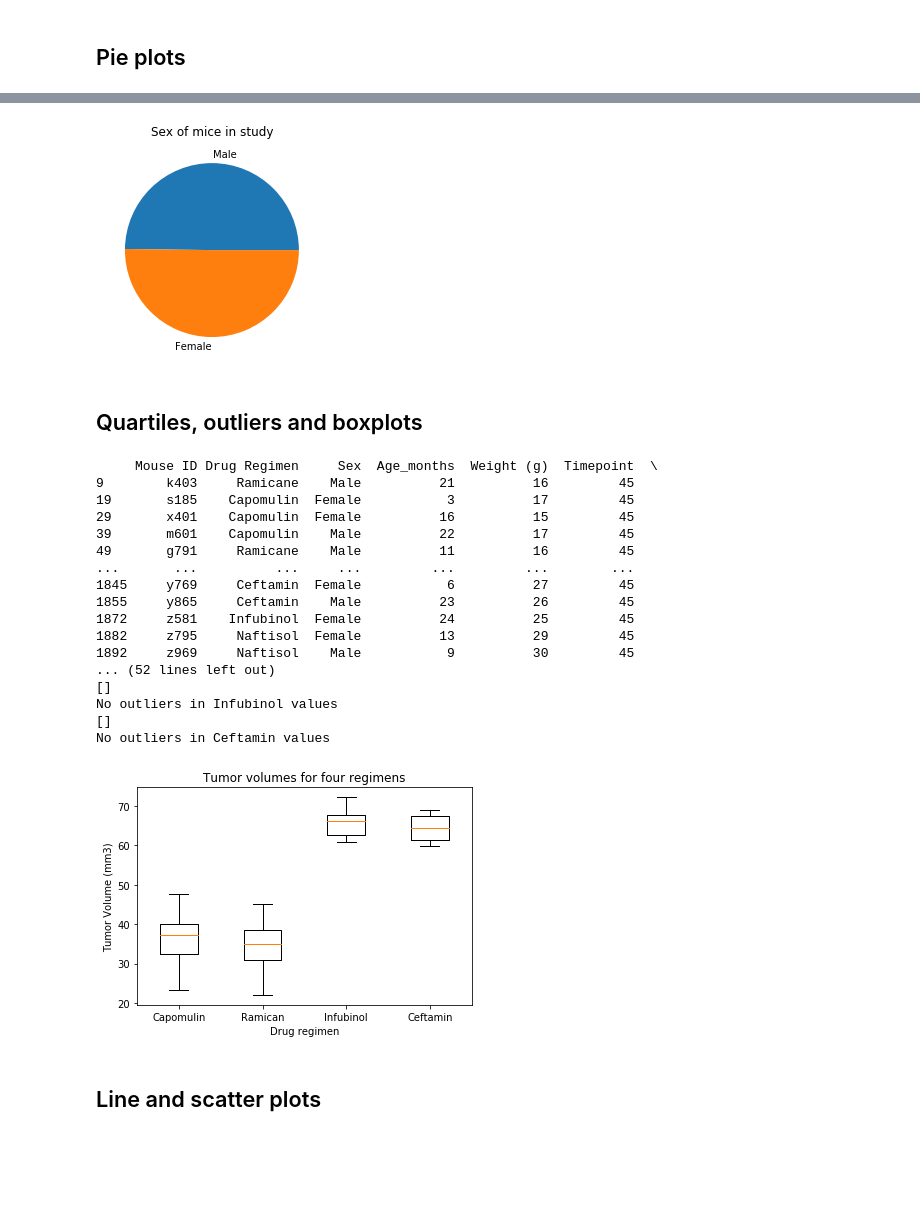
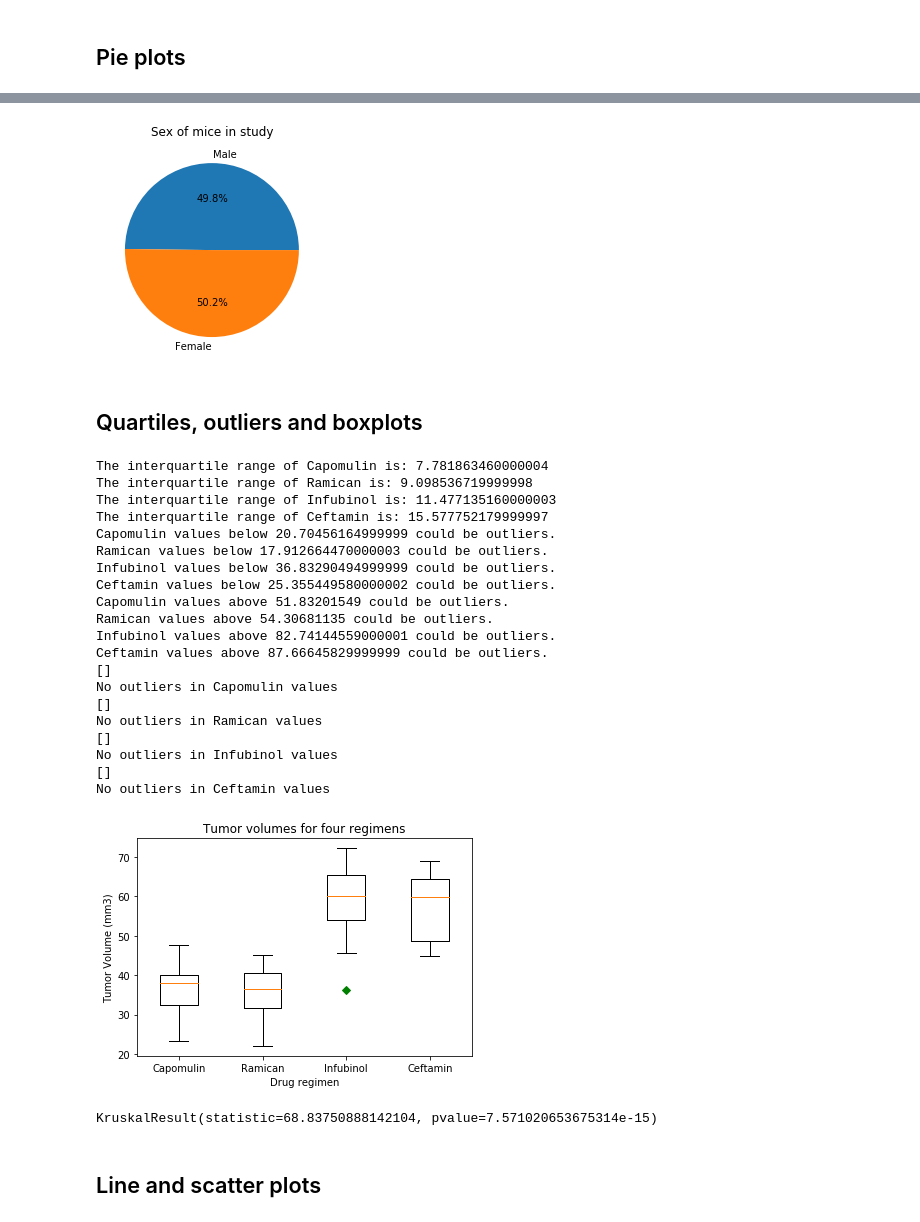
Before and after one commit to seanwayland/matplotlibpractice, a Jupyter notebook: pymaceuticals_starter.ipynb, the cells around one changed output, grey strips where cells are left out. Drawn from its saved outputs; the diff is of its cells as text; code cells hidden in the pictures; blank space fills up the shorter version.

Commit message:
changed mouse selection method final

```diff
--- a/pymaceuticals_starter.ipynb
+++ b/pymaceuticals_starter.ipynb
@@ -118,13 +110,13 @@ plot
 fig1, ax1 = plt.subplots()
 
 
-ax1.pie(SexCount['sex of mice'],labels = ('Male','Female'))
+ax1.pie(SexCount['sex of mice'],labels = ('Male','Female'),autopct='%0.1f%%',)
 ax1.set(title = "Sex of mice in study")
 #ax1.axis('equal')  # Equal aspect ratio ensures that pie is drawn as a circle.
 
 plt.show()
 # %% [output]
-[figure, old version]
+[figure, new version]
 # %% [markdown]
 ## Quartiles, outliers and boxplots
 # %%
@@ -132,22 +124,25 @@ plt.show()
 
 # Calculate the final tumor volume of each mouse across four of the most promising treatment regimens. Calculate the IQR and quantitatively determine if there are any potential outliers.
 
-finalds = ds[ds['Timepoint']==45]
-#finalds = finalds[finalds['Drug Regimen'].isin(['Capomulin', 'Ramicane' ,'Infubinol' , 'Ceftamin'])]
-print(finalds)
 
-finaldCap = finalds[ds['Drug Regimen']=='Capomulin']
 
-finaldRam = finalds[ds['Drug Regimen']=='Ramicane']
+finaldCap = ds[ds['Drug Regimen'] == 'Capomulin']
+finaldCap = finaldCap.loc[finaldCap.groupby('Mouse ID')['Timepoint'].idxmax()]
 
 
 
-finaldInf = finalds[ds['Drug Regimen']=='Infubinol']
-
-#print(finaldInf)
+finaldRam = ds[ds['Drug Regimen'] == 'Ramicane']
+finaldRam = finaldRam.loc[finaldRam.groupby('Mouse ID')['Timepoint'].idxmax()]
 
 
-finaldCef = finalds[ds['Drug Regimen']=='Ceftamin']
+
+finaldInf = ds[ds['Drug Regimen'] == 'Infubinol']
+
+finaldInf = finaldInf.loc[finaldInf.groupby('Mouse ID')['Timepoint'].idxmax()]
+
+
+finaldCef = ds[ds['Drug Regimen'] == 'Ceftamin']
+finaldCef = finaldCef.loc[finaldCef.groupby('Mouse ID')['Timepoint'].idxmax()]
 
 
 
@@ -249,19 +244,22 @@ if not outliersCef:
 else:
  print("Outliers in Ceftamin values")
 # %% [output]
-     Mouse ID Drug Regimen     Sex  Age_months  Weight (g)  Timepoint  \
-9        k403     Ramicane    Male          21          16         45
-19       s185    Capomulin  Female           3          17         45
-29       x401    Capomulin  Female          16          15         45
-39       m601    Capomulin    Male          22          17         45
-49       g791     Ramicane    Male          11          16         45
-...       ...          ...     ...         ...         ...        ...
-1845     y769     Ceftamin  Female           6          27         45
-1855     y865     Ceftamin    Male          23          26         45
-1872     z581    Infubinol  Female          24          25         45
-1882     z795     Naftisol  Female          13          29         45
-1892     z969     Naftisol    Male           9          30         45
-... (52 lines left out)
+The interquartile range of Capomulin is: 7.781863460000004
+The interquartile range of Ramican is: 9.098536719999998
+The interquartile range of Infubinol is: 11.477135160000003
+The interquartile range of Ceftamin is: 15.577752179999997
+Capomulin values below 20.70456164999999 could be outliers.
+Ramican values below 17.912664470000003 could be outliers.
+Infubinol values below 36.83290494999999 could be outliers.
+Ceftamin values below 25.355449580000002 could be outliers.
+Capomulin values above 51.83201549 could be outliers.
+Ramican values above 54.30681135 could be outliers.
+Infubinol values above 82.74144559000001 could be outliers.
+Ceftamin values above 87.66645829999999 could be outliers.
+[]
+No outliers in Capomulin values
+[]
+No outliers in Ramican values
 []
 No outliers in Infubinol values
 []
@@ -269,25 +267,30 @@ No outliers in Ceftamin values
 # %%
 # Generate a box plot of the final tumor volume of each mouse across four regimens of interest
 
 #finaldCap
 CapVols = finaldCap['Tumor Volume (mm3)'].tolist()
 RamVols = finaldRam['Tumor Volume (mm3)'].tolist()
 InfVols = finaldInf['Tumor Volume (mm3)'].tolist()
 CefVols = finaldCef['Tumor Volume (mm3)'].tolist()
 
 #finaldAll.boxplot('Tumor Volume (mm3)')
 
 data = [CapVols, RamVols, InfVols , CefVols]
+
 fig7, ax7 = plt.subplots()
 ax7.set_title('Tumor volumes for four regimens')
 plt.xlabel('Drug regimen')
 plt.ylabel('Tumor Volume (mm3)')
-ax7.boxplot(data)
+ax7.boxplot(data, 0, 'gD')
 ax7.set_xticklabels(['Capomulin', 'Ramican', 'Infubinol', 'Ceftamin'])
 
 plt.show()
 # %% [output]
-[figure, old version]
+[figure, new version]
+# %%
+st.kruskal(CapVols, RamVols, InfVols , CefVols)
+# %% [output]
+KruskalResult(statistic=68.83750888142104, pvalue=7.571020653675314e-15)
 # %% [markdown]
 ## Line and scatter plots
 # %%
```
Also changed, not shown: parts of 2 cells of this notebook.
